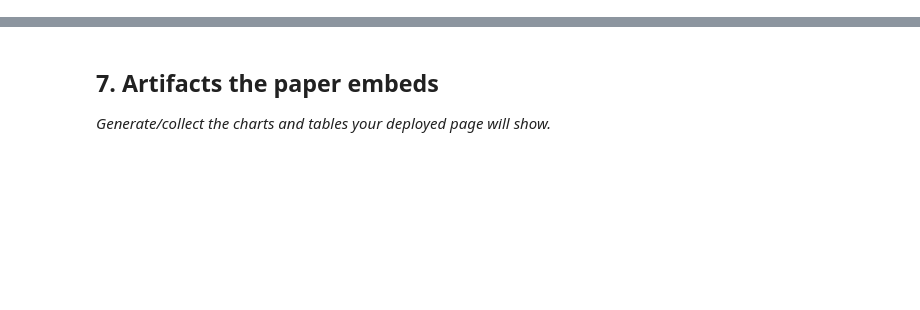
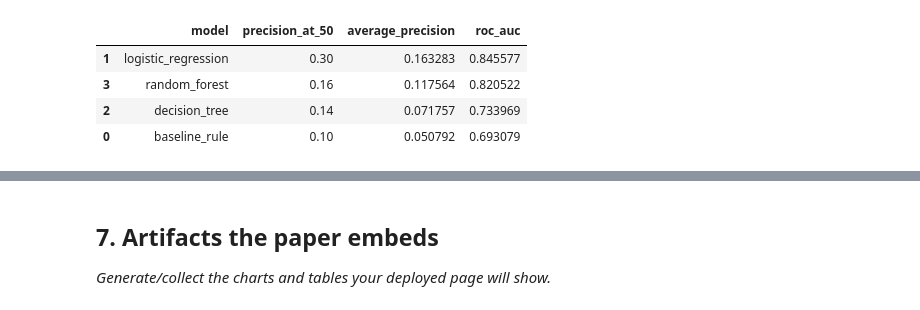
Before and after one commit to TahaShan16/flyrank-ml-internship, a Jupyter notebook: work/notebooks/capstone.ipynb, the cells around one changed output, grey strips where cells are left out. Drawn from its saved outputs; the diff is of its cells as text; code cells hidden in the pictures; blank space fills up the shorter version.

```diff
--- a/work/notebooks/capstone.ipynb
+++ b/work/notebooks/capstone.ipynb
@@ -32,0 +151,86 @@ This skeleton is yours to fill. Work the sections **in order** — each one has
+# %%
+# Train/test split by client, then compare baseline vs models
+
+features = [
+    "word_count",
+    "search_volume",
+    "competition",
+    "days_since_last_touch",
+    "impressions_march",
+    "clicks_march",
+    "ctr_march",
+    "avg_position_march",
+    "sessions_march",
+    "engagement_rate_march",
+    "pageviews_march",
+]
+
+model_df = feature_frame.dropna(subset=features + ["needs_review_proxy"]).copy()
+
+X = model_df[features]
+y = model_df["needs_review_proxy"]
+groups = model_df["client_hash_id"]
+
+splitter = GroupShuffleSplit(n_splits=1, test_size=0.25, random_state=42)
+train_idx, test_idx = next(splitter.split(X, y, groups=groups))
+
+X_train, X_test = X.iloc[train_idx], X.iloc[test_idx]
+y_train, y_test = y.iloc[train_idx], y.iloc[test_idx]
+test_rows = model_df.iloc[test_idx].copy()
+
+def precision_at_k(scores, labels, k=50):
+    order = np.argsort(scores)[::-1][:k]
+    return labels.iloc[order].mean()
+
+# Baseline score from Week 4 style rule
+baseline_scores = (
+    np.log1p(X_test["impressions_march"]) * 2
+    + np.maximum(0, 20 - X_test["ctr_march"]) * 1.5
+    + np.maximum(0, X_test["avg_position_march"] - 10) * 0.5
+    + np.maximum(0, X_test["days_since_last_touch"] - 90) / 30
+)
+
+models = {
+    "logistic_regression": LogisticRegression(max_iter=1000, class_weight="balanced"),
+    "decision_tree": DecisionTreeClassifier(max_depth=4, class_weight="balanced", random_state=42),
+    "random_forest": RandomForestClassifier(
+        n_estimators=100,
+        max_depth=6,
+        min_samples_leaf=10,
+        class_weight="balanced",
+        random_state=42,
+        n_jobs=-1,
+    ),
+}
+
+results = []
+
+results.append({
+    "model": "baseline_rule",
+    "precision_at_50": precision_at_k(baseline_scores.to_numpy(), y_test, 50),
+    "average_precision": average_precision_score(y_test, baseline_scores),
+    "roc_auc": roc_auc_score(y_test, baseline_scores),
+})
+
+trained_models = {}
+
+for name, model in models.items():
+    model.fit(X_train, y_train)
+    trained_models[name] = model
+
+    scores = model.predict_proba(X_test)[:, 1]
+
+    results.append({
+        "model": name,
+        "precision_at_50": precision_at_k(scores, y_test, 50),
+        "average_precision": average_precision_score(y_test, scores),
+        "roc_auc": roc_auc_score(y_test, scores),
+    })
+
+results_df = pd.DataFrame(results).sort_values("precision_at_50", ascending=False)
+
+print("Train rows:", len(X_train))
+print("Test rows:", len(X_test))
+print("Test positive rate:", round(y_test.mean(), 3))
+results_df
+# %% [output]
@@ -32,0 +247,5 @@ This skeleton is yours to fill. Work the sections **in order** — each one has
+|  | model | precision_at_50 | average_precision | roc_auc |
+| 1 | logistic_regression | 0.30 | 0.163283 | 0.845577 |
+| 3 | random_forest | 0.16 | 0.117564 | 0.820522 |
+| 2 | decision_tree | 0.14 | 0.071757 | 0.733969 |
+| 0 | baseline_rule | 0.10 | 0.050792 | 0.693079 |
```
Also changed, not shown: parts of 22 cells of this notebook.
